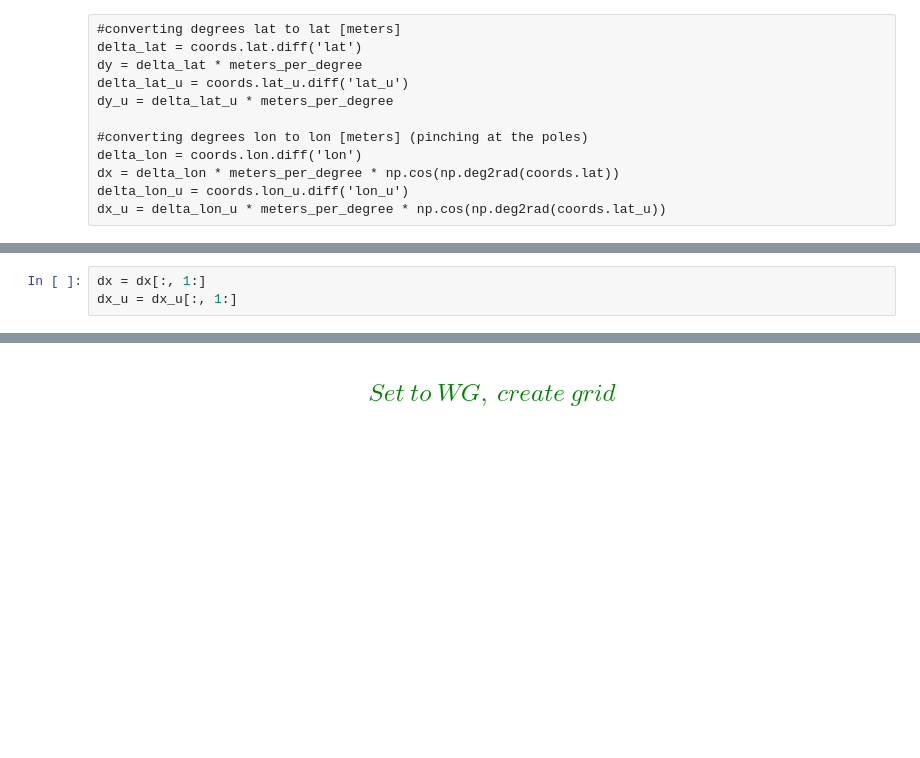
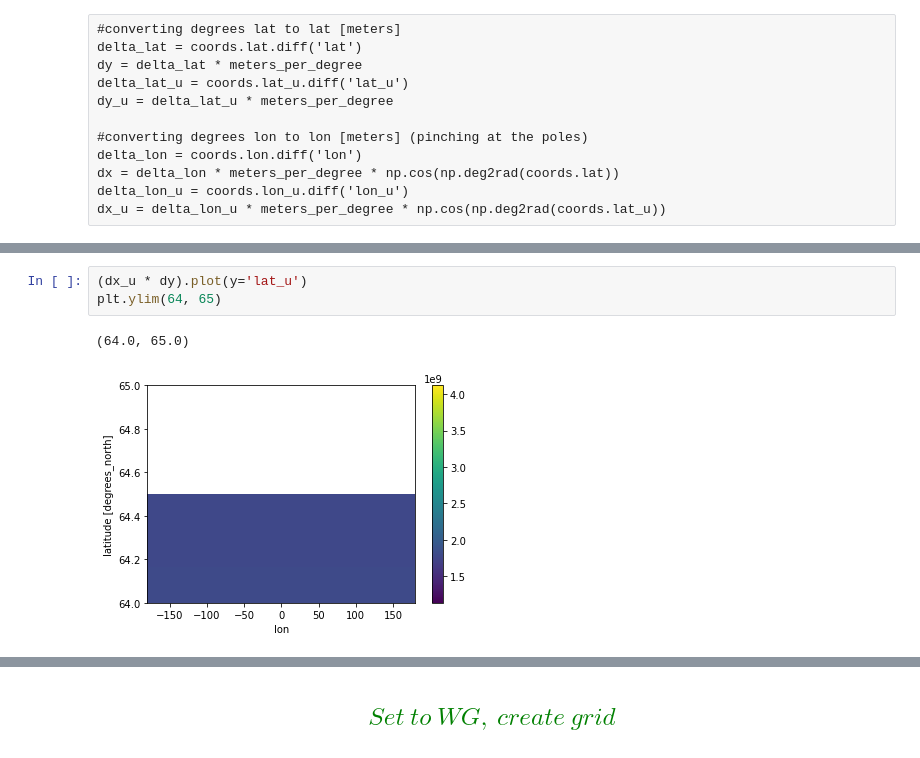
Before and after one commit to ocean-transport/WMT-project, a Jupyter notebook: GODAS/GODAS.ipynb, the cells around one changed output, grey strips where cells are left out. Cells and saved outputs as stored; diff of their text form; blank space fills up the shorter version.

```diff
--- a/GODAS/GODAS.ipynb
+++ b/GODAS/GODAS.ipynb
@@ -198,6 +147,3 @@ delta_lon = grid.diff(coords.lon, 'X', boundary_discontinuity=360)
 dx = delta_lon * meters_per_degree * np.cos(np.deg2rad(coords.lat))
 delta_lon_u = grid.diff(coords.lon_u, 'X', boundary_discontinuity=360)
 dx_u = delta_lon_u * meters_per_degree * np.cos(np.deg2rad(coords.lat_u))
-# %%
-dx = dx[:, 1:]
-dx_u = dx_u[:, 1:]
@@ -209,0 +179,6 @@ NameError: name 'grid' is not defined
+# %%
+(dx_u * dy).plot(y='lat_u')
+plt.ylim(64, 65)
+# %% [output]
+(64.0, 65.0)
+[figure, added]
```
Also changed, not shown: parts of 24 cells of this notebook.
